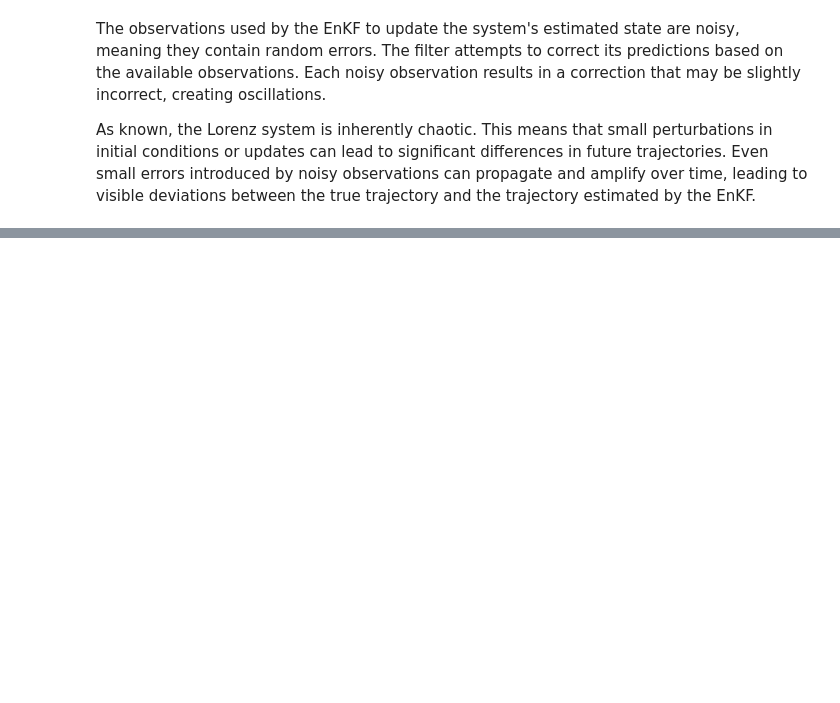
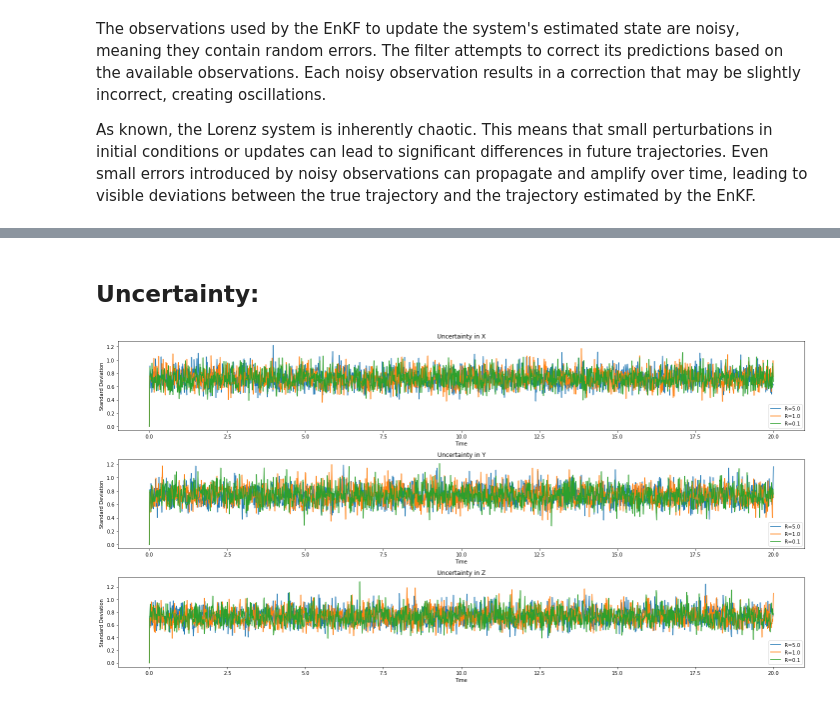
Before and after one commit to master-csmi/2024-m1-parareal, a Jupyter notebook: Enkf/lorenz_EnKF.ipynb, the cells around one changed output, grey strips where cells are left out. Drawn from its saved outputs; the diff is of its cells as text; code cells hidden in the pictures; blank space fills up the shorter version.

```diff
--- a/Enkf/lorenz_EnKF.ipynb
+++ b/Enkf/lorenz_EnKF.ipynb
@@ -319,0 +402,21 @@ As known, the Lorenz system is inherently chaotic. This means that small perturb
+# %% [markdown]
+## Uncertainty:
+# %%
+# Triez les résultats selon l'ordre souhaité pour R
+desired_order = [5.0, 1.0, 0.1]
+results_sorted = sorted(results, key=lambda x: desired_order.index(x[0]))
+
+# Tracé des incertitudes pour différentes valeurs de R
+fig, ax = plt.subplots(3, 1, figsize=(20, 10))
+for i, (R_scale, _, uncertainties, _) in enumerate(results_sorted):
+    for j, label in enumerate(['X', 'Y', 'Z']):
+        ax[j].plot(t, uncertainties[:, j], label=f'R={R_scale}')
+        ax[j].set_title(f"Uncertainty in {label}")
+        ax[j].set_xlabel("Time")
+        ax[j].set_ylabel("Standard Deviation")
+        ax[j].legend()
+
+plt.tight_layout()
+plt.show()
+# %% [output]
+[figure, added]
```
Also changed, not shown: parts of 29 cells of this notebook.
